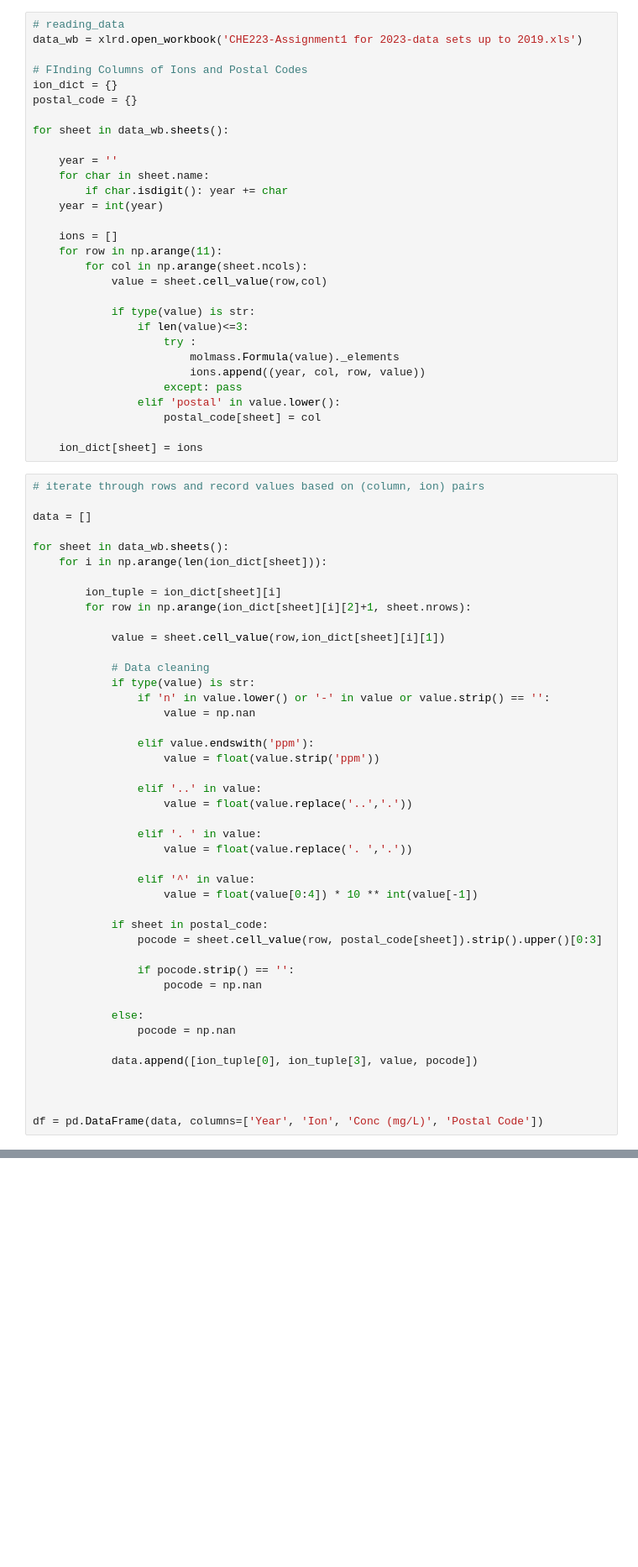
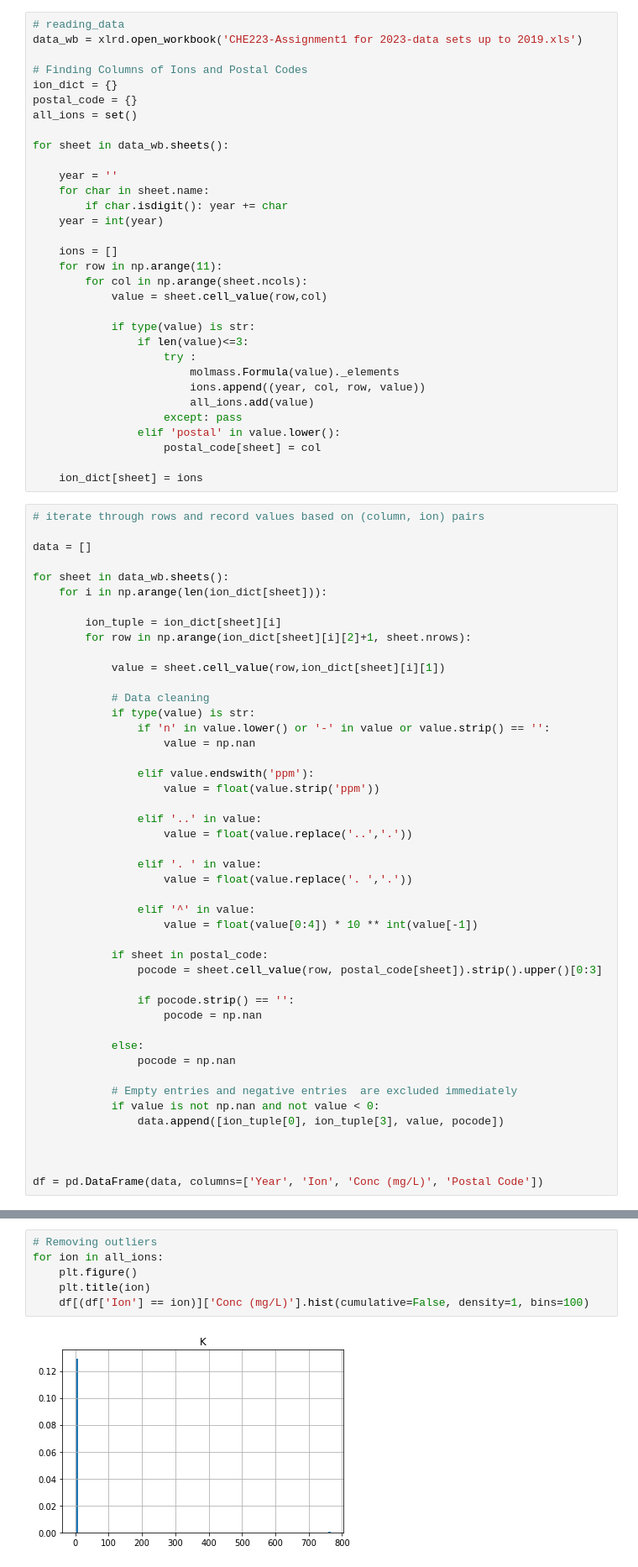
Before and after one commit to E-Lombo/che223-statistics, a Jupyter notebook: Assignment 1/data_extraction.ipynb, the cells around one changed output, grey strips where cells are left out. Shown at 84% size. Saved outputs shown, nothing was run; the diff lists cells and outputs as text; blank space fills up the shorter version.

Commit message:
Distribution plots for all ions

```diff
--- a/Assignment 1/data_extraction.ipynb
+++ b/Assignment 1/data_extraction.ipynb
@@ -8,9 +10,10 @@ import molmass
 # reading_data
 data_wb = xlrd.open_workbook('CHE223-Assignment1 for 2023-data sets up to 2019.xls')
 
-# FInding Columns of Ions and Postal Codes
+# Finding Columns of Ions and Postal Codes
 ion_dict = {}
 postal_code = {}
+all_ions = set()
 
 for sheet in data_wb.sheets():
 
@@ -29,6 +32,7 @@ for sheet in data_wb.sheets():
                     try :
                         molmass.Formula(value)._elements
                         ions.append((year, col, row, value))
+                        all_ions.add(value)
                     except: pass
                 elif 'postal' in value.lower():
                     postal_code[sheet] = col
@@ -73,7 +77,9 @@ for sheet in data_wb.sheets():
             else:
                 pocode = np.nan
 
-            data.append([ion_tuple[0], ion_tuple[3], value, pocode])
+            # Empty entries and negative entries  are excluded immediately
+            if value is not np.nan and not value < 0:
+                data.append([ion_tuple[0], ion_tuple[3], value, pocode])
 
 
 
@@ -80,0 +96,8 @@ df = pd.DataFrame(data, columns=['Year', 'Ion', 'Conc (mg/L)', 'Postal Code'])
+# %%
+# Removing outliers
+for ion in all_ions:
+    plt.figure()
+    plt.title(ion)
+    df[(df['Ion'] == ion)]['Conc (mg/L)'].hist(cumulative=False, density=1, bins=100)
+# %% [output]
+[figure, added]
```
Also changed, not shown: parts of 5 cells of this notebook, 1 other file.
